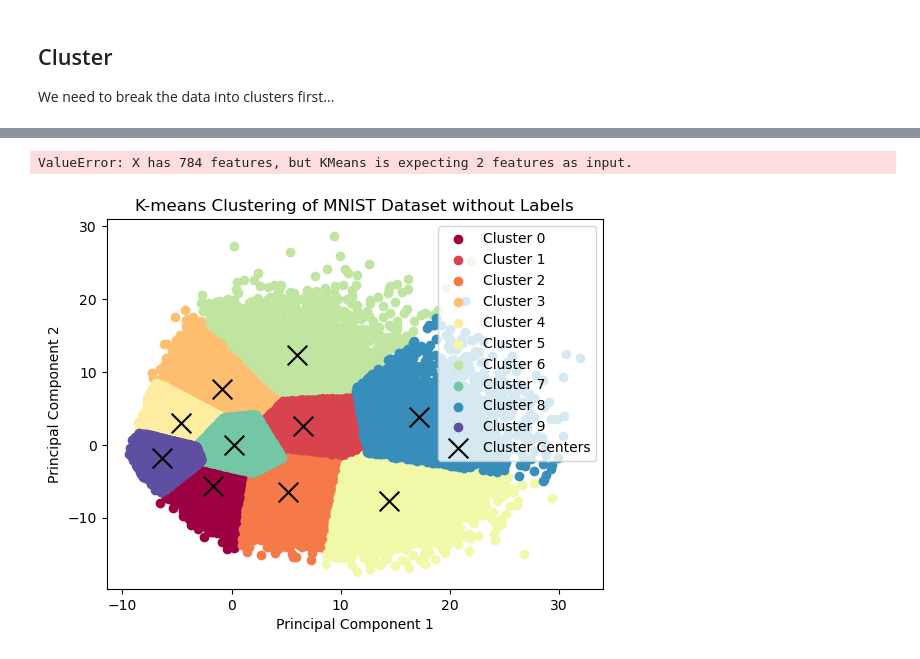
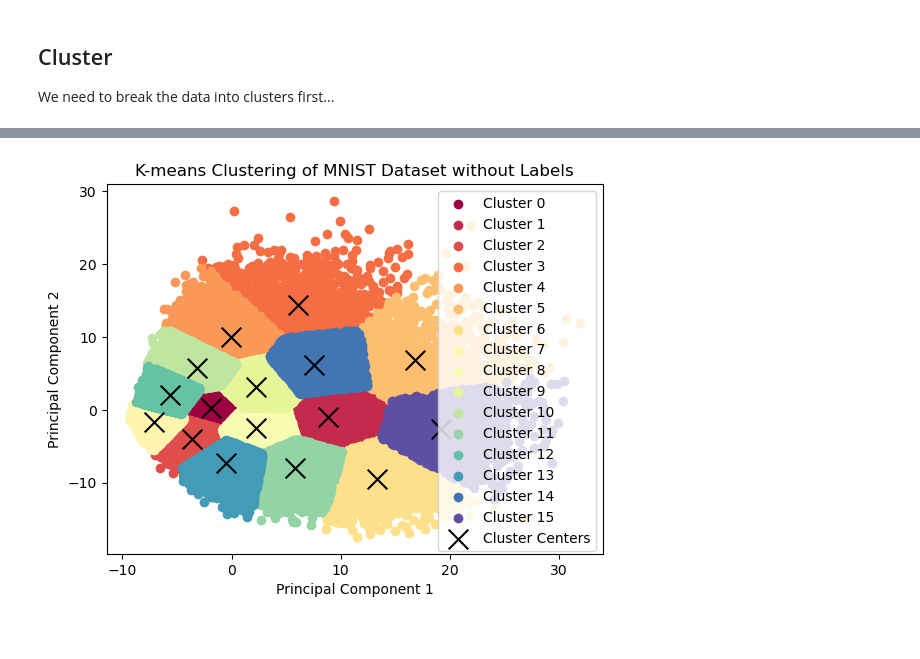
Before and after one commit to michaeljharris/ItML_Asn_3_Students, a Jupyter notebook: cluster_asn.ipynb, the cells around one changed output, grey strips where cells are left out. Saved outputs shown, nothing was run; the diff lists cells and outputs as text; code cells hidden in the pictures.

```diff
--- a/cluster_asn.ipynb
+++ b/cluster_asn.ipynb
@@ -90,17 +150,30 @@ ValueError: cannot reshape array of size 15680 into shape (10,28,28)
 # %%
 # Standardize the data
 scaler = StandardScaler()
 X_std = scaler.fit_transform(X)
 
 # Reduce dimensionality using PCA
 pca = PCA(n_components=2)
 X_pca = pca.fit_transform(X_std)
 
 # Apply K-means clustering
-n_clusters = 10  # Number of clusters (you can adjust this)
+n_clusters = 16  # Number of clusters (you can adjust this)
 kmeans = KMeans(n_clusters=n_clusters, random_state=42)
 kmeans.fit(X_pca)
 
-clusters = kmeans.predict(X)
+# Visualize the clusters
+colors = plt.cm.Spectral(np.linspace(0, 1, n_clusters))
+for i in range(n_clusters):
+    cluster_points = X_pca[kmeans.labels_ == i]
+    plt.scatter(cluster_points[:, 0], cluster_points[:, 1], c=[colors[i]], label=f'Cluster {i}')
+
+# Plot the cluster centers
+plt.scatter(kmeans.cluster_centers_[:, 0], kmeans.cluster_centers_[:, 1], marker='x', s=200, c='black', label='Cluster Centers')
+
+plt.title('K-means Clustering of MNIST Dataset without Labels')
+plt.xlabel('Principal Component 1')
+plt.ylabel('Principal Component 2')
+plt.legend()
+plt.show()
 # %% [output]
-ValueError: X has 784 features, but KMeans is expecting 2 features as input.
+[figure, added]
@@ -111,30 +179,0 @@ plt.scatter(centers[:, 0], centers[:, 1], c='black', s=200, alpha=0.5)
-# %%
-# Standardize the data
-scaler = StandardScaler()
-X_std = scaler.fit_transform(X)
-
-# Reduce dimensionality using PCA
-pca = PCA(n_components=2)
-X_pca = pca.fit_transform(X_std)
-
-# Apply K-means clustering
-n_clusters = 10  # Number of clusters (you can adjust this)
-kmeans = KMeans(n_clusters=n_clusters, random_state=42)
-kmeans.fit(X_pca)
-
-# Visualize the clusters
-colors = plt.cm.Spectral(np.linspace(0, 1, n_clusters))
-for i in range(n_clusters):
-    cluster_points = X_pca[kmeans.labels_ == i]
-    plt.scatter(cluster_points[:, 0], cluster_points[:, 1], c=[colors[i]], label=f'Cluster {i}')
-
-# Plot the cluster centers
-plt.scatter(kmeans.cluster_centers_[:, 0], kmeans.cluster_centers_[:, 1], marker='x', s=200, c='black', label='Cluster Centers')
-
-plt.title('K-means Clustering of MNIST Dataset without Labels')
-plt.xlabel('Principal Component 1')
-plt.ylabel('Principal Component 2')
-plt.legend()
-plt.show()
-# %% [output]
-[figure, removed]
```
Also changed, not shown: parts of 10 cells of this notebook.
